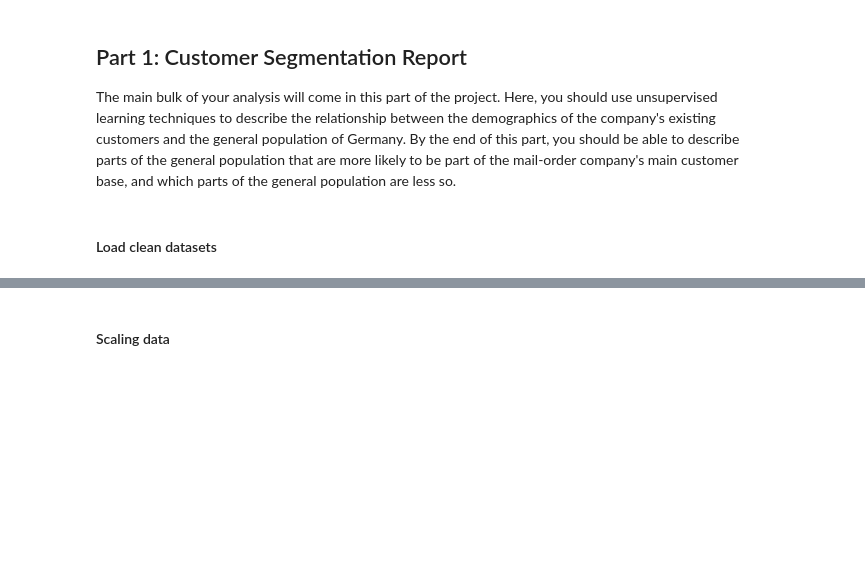
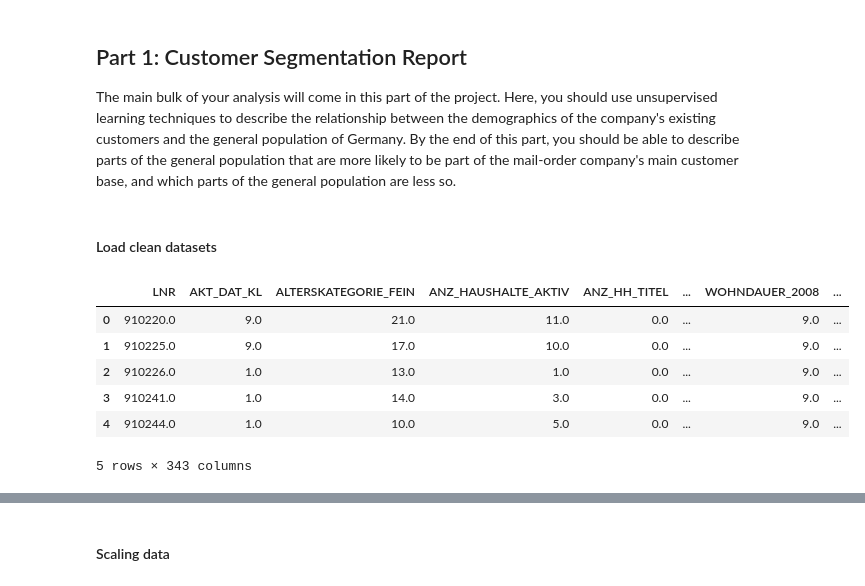
Before and after one commit to marcosgcollado/customer-segmentation-report, a Jupyter notebook: Arvato Project Workbook.ipynb, the cells around one changed output, grey strips where cells are left out. Drawn from its saved outputs; the diff is of its cells as text; code cells hidden in the pictures; blank space fills up the shorter version.

```diff
--- a/Arvato Project Workbook.ipynb
+++ b/Arvato Project Workbook.ipynb
@@ -1607,3 +1607,16 @@ def feature_scaling(data, scaler, verbose=False, debug=False):
     return data
 # %% [markdown]
 #### Load clean datasets
+# %%
+univariate_azdias = pd.read_csv('./datasets/univariate_azdias.csv')
+univariate_customers = pd.read_csv('./datasets/univariate_customers.csv')
+# %%
+univariate_azdias.head()
+# %% [output]
+|  | LNR | AKT_DAT_KL | ALTERSKATEGORIE_FEIN | ANZ_HAUSHALTE_AKTIV | ANZ_HH_TITEL | ... | WOHNDAUER_2008 | ... |
+| 0 | 910220.0 | 9.0 | 21.0 | 11.0 | 0.0 | ... | 9.0 | ... |
+| 1 | 910225.0 | 9.0 | 17.0 | 10.0 | 0.0 | ... | 9.0 | ... |
+| 2 | 910226.0 | 1.0 | 13.0 | 1.0 | 0.0 | ... | 9.0 | ... |
+| 3 | 910241.0 | 1.0 | 14.0 | 3.0 | 0.0 | ... | 9.0 | ... |
+| 4 | 910244.0 | 1.0 | 10.0 | 5.0 | 0.0 | ... | 9.0 | ... |
+5 rows × 343 columns
```
Also changed, not shown: parts of 4 cells of this notebook.
